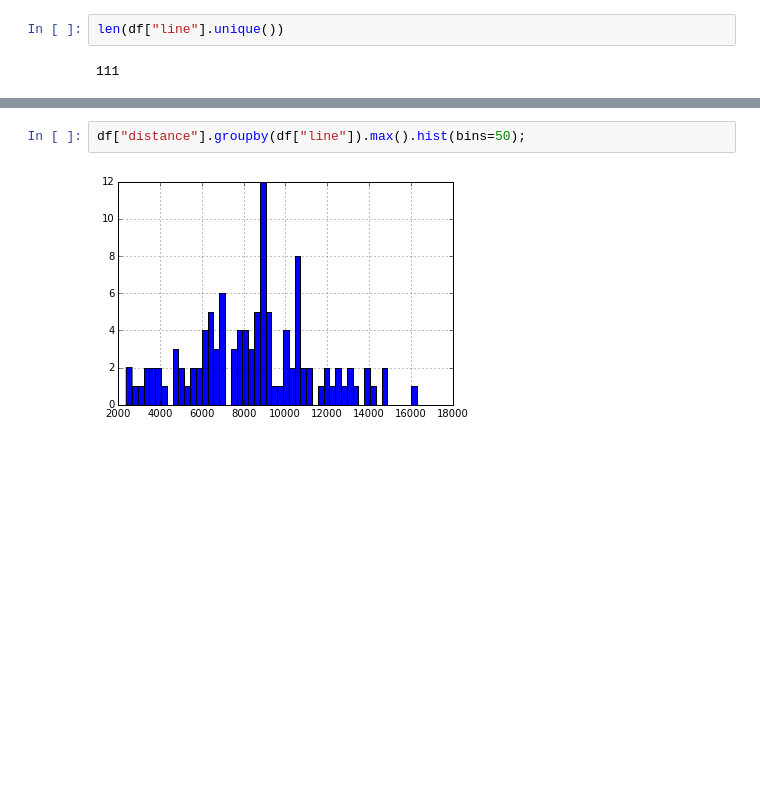
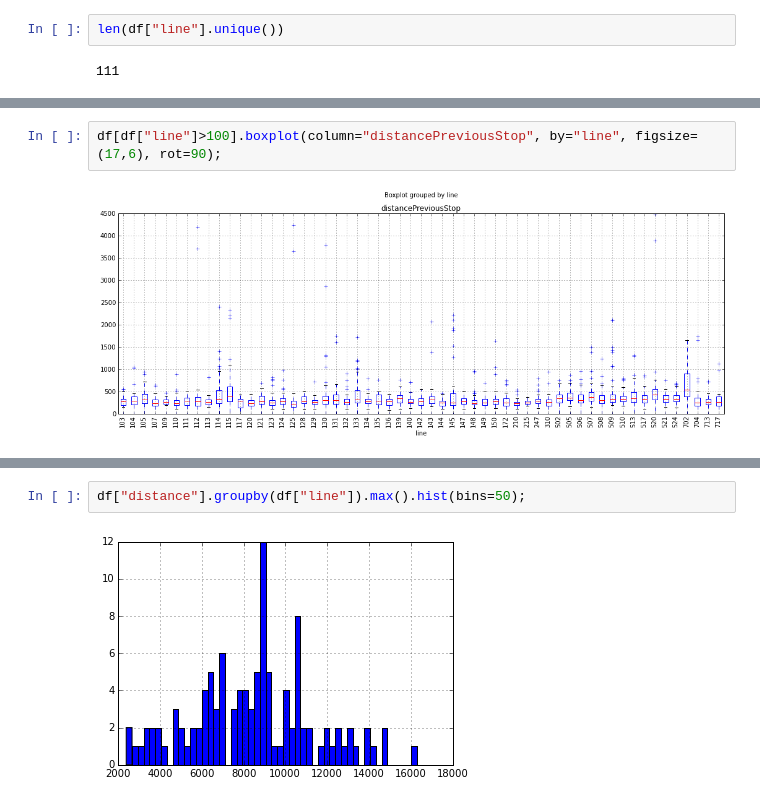
Before and after one commit to Naveed1842/beeva-datascience-training, a Jupyter notebook: example_emtmadrid/describe_emtlines.ipynb, the cells around one changed output, grey strips where cells are left out. Drawn from its saved outputs; the diff is of its cells as text; blank space fills up the shorter version.

```diff
--- a/example_emtmadrid/describe_emtlines.ipynb
+++ b/example_emtmadrid/describe_emtlines.ipynb
@@ -39,0 +40,4 @@ len(df["line"].unique())
+# %%
+df[df["line"]>100].boxplot(column="distancePreviousStop", by="line", figsize=(17,6), rot=90);
+# %% [output]
+[figure, added]
```
Also changed, not shown: parts of 3 cells of this notebook.
